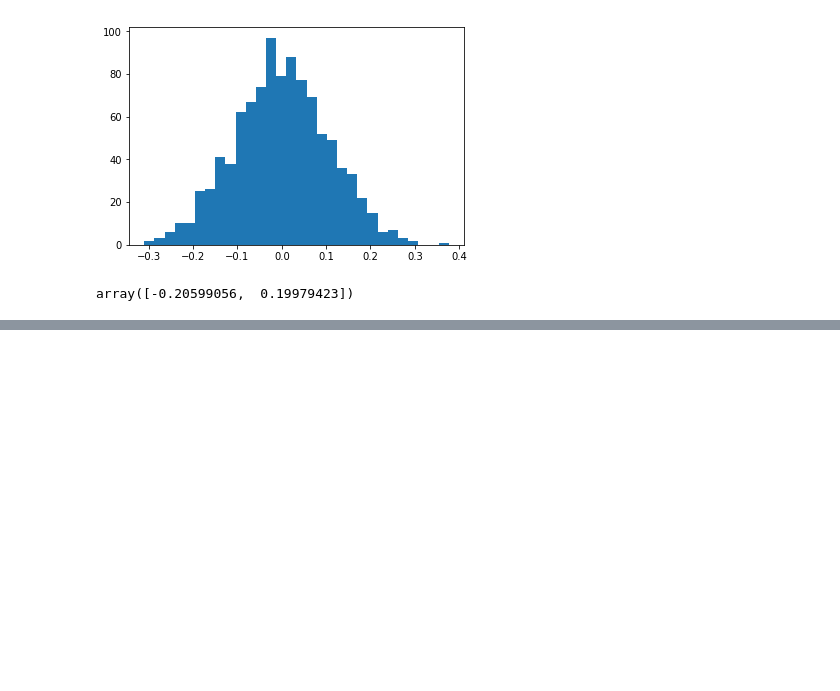
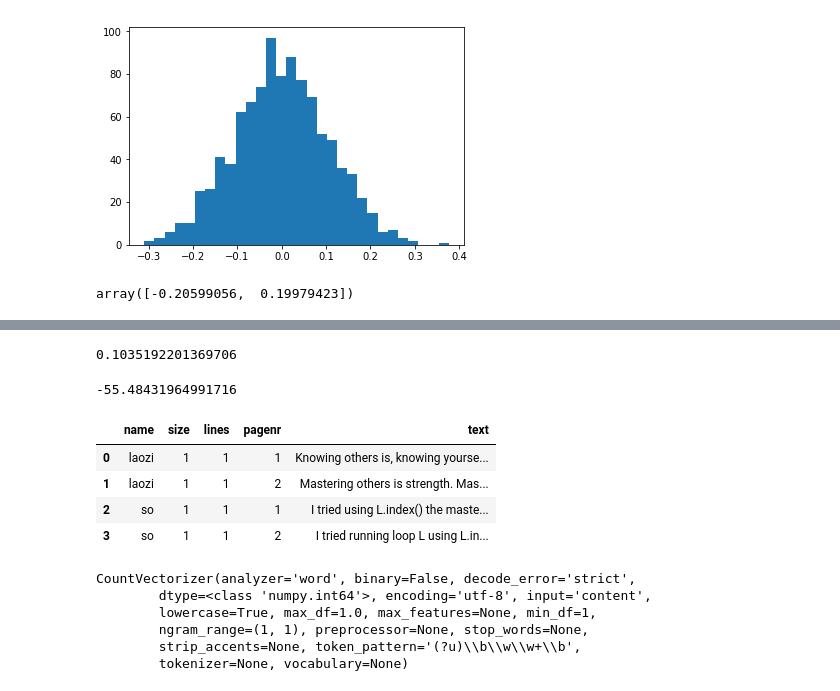
Before and after one commit to simrankota/info370, a Jupyter notebook: sessions/03.11.20.ipynb, the cells around one changed output, grey strips where cells are left out. Saved outputs shown, nothing was run; the diff lists cells and outputs as text; code cells hidden in the pictures; blank space fills up the shorter version.

```diff
--- a/sessions/03.11.20.ipynb
+++ b/sessions/03.11.20.ipynb
@@ -212,0 +235,4 @@ array([-0.20599056,  0.19979423])
+# %%
+stddiff
+# %% [output]
+0.1035192201369706
@@ -212,0 +241,4 @@ array([-0.20599056,  0.19979423])
+# %%
+t
+# %% [output]
+-55.48431964991716
@@ -212,0 +249,10 @@ array([-0.20599056,  0.19979423])
+# %%
+text = pd.read_csv('../assignments/texts-test.csv.bz2', '\t')
+# %%
+text
+# %% [output]
+|  | name | size | lines | pagenr | text |
+| 0 | laozi | 1 | 1 | 1 | Knowing others is, knowing yourse... |
+| 1 | laozi | 1 | 1 | 2 | Mastering others is strength. Mas... |
+| 2 | so | 1 | 1 | 1 | I tried using L.index() the maste... |
+| 3 | so | 1 | 1 | 2 | I tried running loop L using L.in... |
@@ -212,0 +263,9 @@ array([-0.20599056,  0.19979423])
+# %%
+vr.fit(text.text)
+# %% [output]
+CountVectorizer(analyzer='word', binary=False, decode_error='strict',
+        dtype=<class 'numpy.int64'>, encoding='utf-8', input='content',
+        lowercase=True, max_df=1.0, max_features=None, min_df=1,
+        ngram_range=(1, 1), preprocessor=None, stop_words=None,
+        strip_accents=None, token_pattern='(?u)\\b\\w\\w+\\b',
+        tokenizer=None, vocabulary=None)
```
Also changed, not shown: parts of 20 cells of this notebook.
